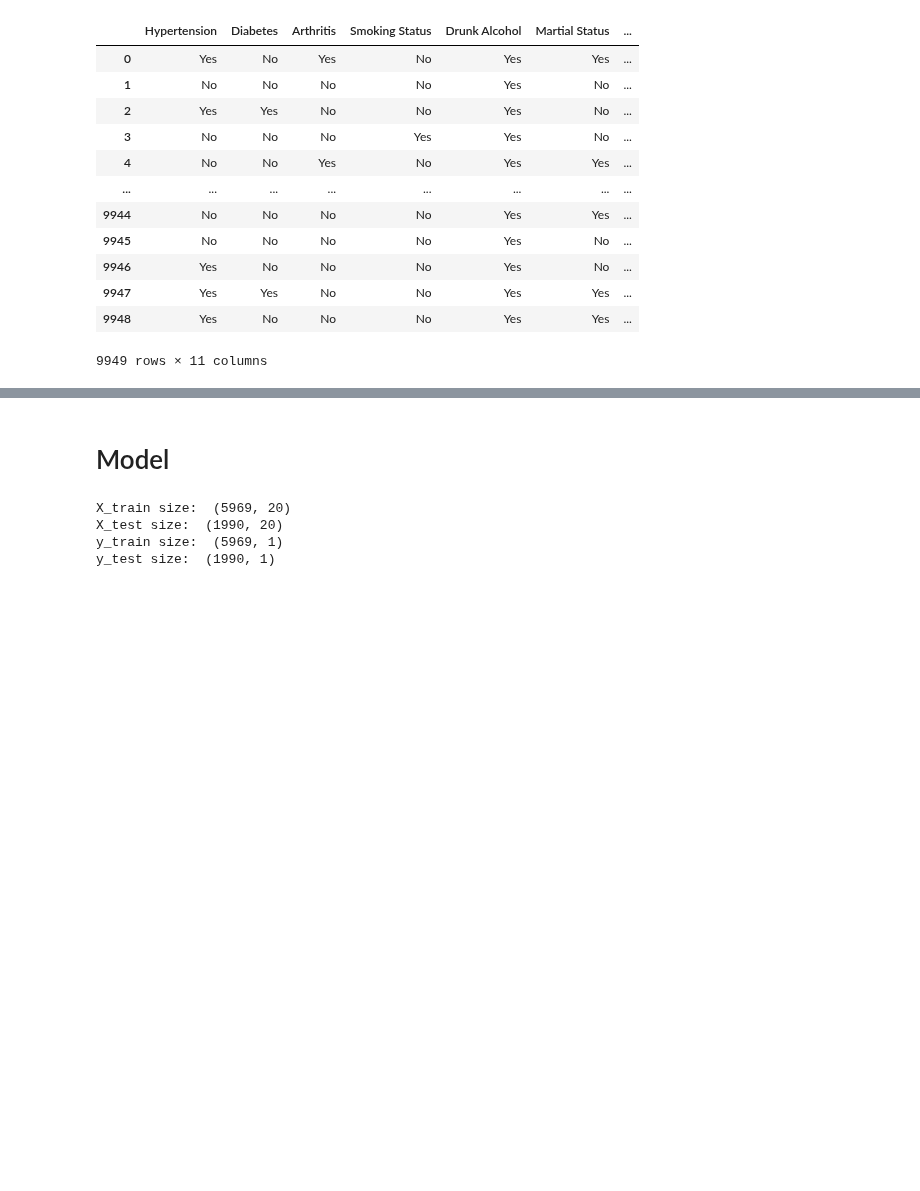
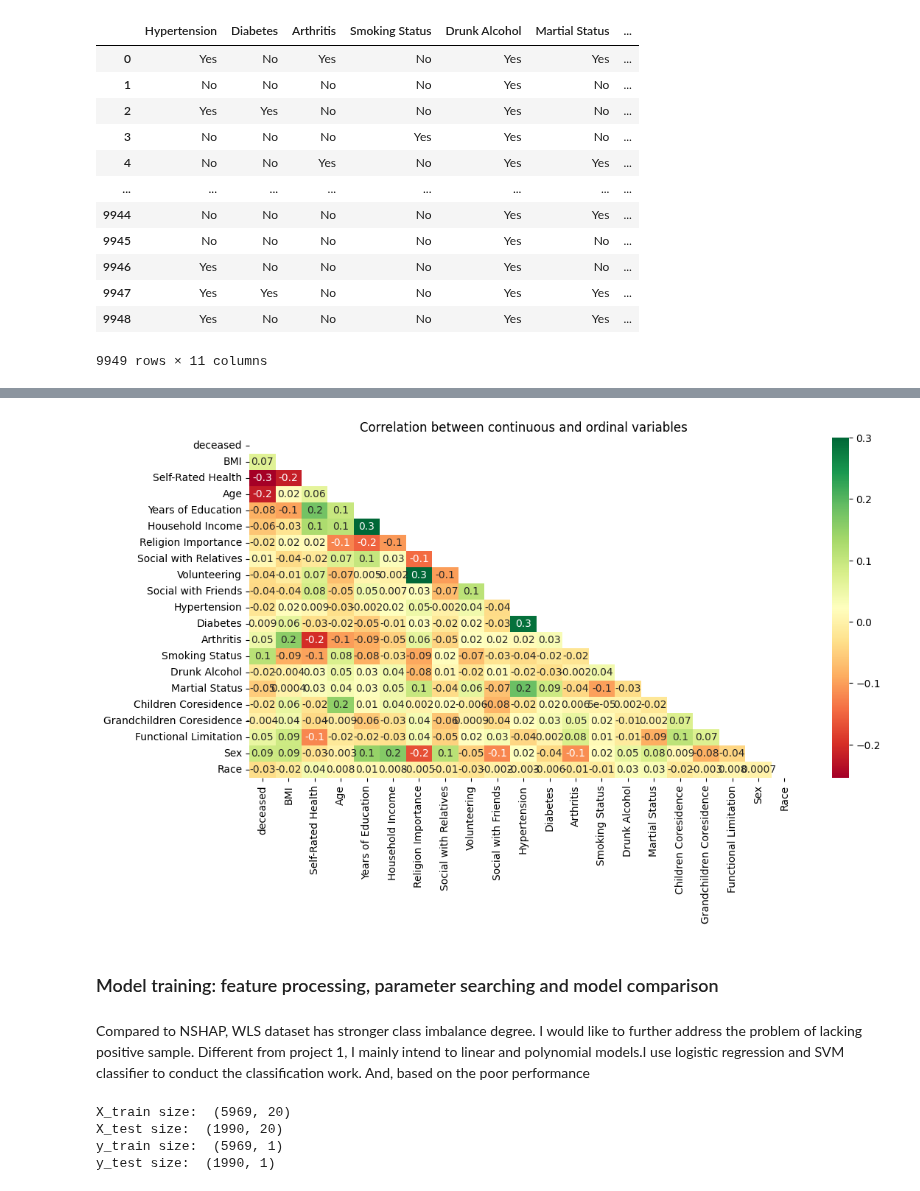
Before and after one commit to yiang-li/Predicting-Mortality-Machine-Learning, a Jupyter notebook: code_wls.ipynb, the cells around one changed output, grey strips where cells are left out. Cells and saved outputs as stored; diff of their text form; code cells hidden in the pictures; blank space fills up the shorter version.

```diff
--- a/code_wls.ipynb
+++ b/code_wls.ipynb
@@ -181,7 +230,22 @@ wls_clean
+# %%
+# Analyze the correlation amongst the continuous and ordinal variables
+_, ax = plt.subplots(figsize=(12, 6))
+# Create a mask to hide the upper triangle of the heatmap
+matrix = np.triu(wls_clean.corr())
+# Plot the heatmap
+sns.heatmap(wls_clean.corr(), annot=True, fmt='.1g', cmap='RdYlGn', ax=ax,
+            mask=matrix)
+plt.title('Correlation between continuous and ordinal variables')
+plt.show()
+# %% [output]
+[figure, added]
 # %%
 wls_clean.to_csv('wls_clean.csv', index=False)
-# %% [markdown]
-# Model
+# %% [markdown]
+### Model training: feature processing, parameter searching and model comparison
+# %% [markdown]
+Compared to NSHAP, WLS dataset has stronger class imbalance degree. I would like to further address the problem of lacking positive sample.
+Different from project 1, I mainly intend to linear and polynomial models.I use logistic regression and SVM classifier to conduct the classification work. And, based on the poor performance
 # %%
 wls_df = pd.read_csv('wls_clean.csv')
 
```
Also changed, not shown: parts of 37 cells of this notebook, 4 other files.
